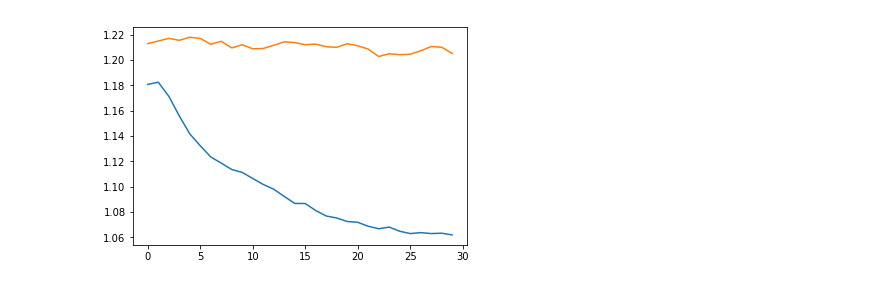
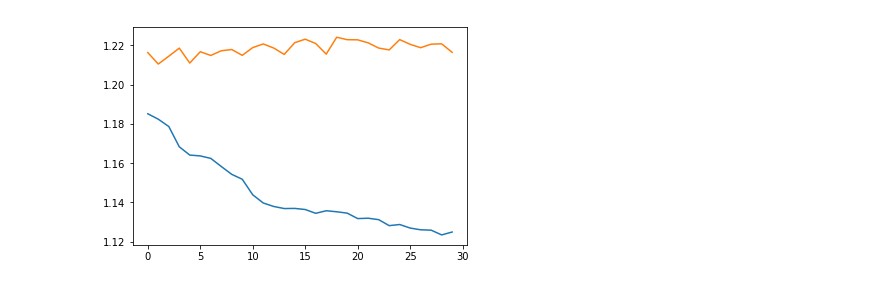
Before and after one commit to RafaelaWu/01.104, a Jupyter notebook: Scripts/rbm_extensions.ipynb, the cells around one changed output. Cells and saved outputs as stored; diff of their text form; code cells hidden in the pictures.

```diff
--- a/Scripts/rbm_extensions.ipynb
+++ b/Scripts/rbm_extensions.ipynb
@@ -194,7 +194,7 @@ def predict(movies, users, W, training,vis_bias,hid_bias, predictType="exp"):
     return [predictMovieForUser(movie, user, W, training,vis_bias,hid_bias, predictType=predictType) for (movie, user) in zip(movies, users)]
 # %%
 def adaptiveLearn(learning_rate_type=['constant','time', 'step', 'exponential'],
-                  lr=gradientLearningRate, k=0.1, epoch=epoch, drop=0.5, epochs_drop=10.0):
+                  lr=0.0001, k=0.1, epoch=None, drop=0.5, epochs_drop=10.0):
 #time-based decay, step decay and exponential decay
     if learning_rate_type == 'constant':
         return lr
@@ -255,7 +250,7 @@ alpha = 0.9
 
 # SET PARAMETERS HERE!!!
 # number of hidden units
-F = 20
+F = 5
 epochs = 30
 gradientLearningRate = 0.0001
 gradientLearningRate_v = 0.001
@@ -264,7 +259,7 @@ _lambda = 1
 minibatch_size = 10
 
 def main_rbm(training=training, validation=validation, trStats=trStats, vlStats=vlStats,
-             K=5, F=20, epochs=30, gradientLearningRate=0.0001,gradientLearningRate_v = 0.001,
+             K=5, F=5, epochs=30, gradientLearningRate=0.0001,gradientLearningRate_v = 0.001,
              gradientLearningRate_h = 0.001, minibatch_size=None, alpha=0.9,
              stopping=False, momentum=False, learning_rate_type='time', learning_rate_k=0.1,
              learning_rate_drop=0.5, learning_rate_epochs_drop=10.0, _lambda = 0.3):
@@ -334,11 +329,17 @@ def main_rbm(training=training, validation=validation, trStats=trStats, vlStats=
             negvisact = sum(negData)
             # we average over the number of users in the batch (if we use mini-batch)
 #             grad = (gradientLearningRate/epoch)*(posprods-negprods)
+            '''
+            Regularization -
+            '''
             grad_w = adaptiveLearn(learning_rate_type=learning_rate_type, k=learning_rate_k, drop=learning_rate_drop,
-                                 epochs_drop=learning_rate_epochs_drop, epoch=epoch)*(posprods-negprods+2*_lambda*W)
+                                 epochs_drop=learning_rate_epochs_drop, epoch=epoch)*(posprods-negprods+2*_lambda*W/np.linalg.norm(W))
     #         mini_batch_grads.append(grad)
 
         #     m = alpha*m+grad
+            '''
+            Ask about the implementation of biases (should we create matrix of biases for hidden and visible layers?)
+            '''
             m_w = alpha*m_w+grad_w
             m_v = alpha*m_v+(gradientLearningRate_v) * (posvisact - negvisact)
             m_h = alpha*m_h+(gradientLearningRate_h) * (poshidact - neghidact)
@@ -539,5 +416,5 @@ Final validation loss = 1.205466
 # %%
-main_rbm(F=15, learning_rate_type='time', learning_rate_k=0.5, stopping=True, momentum=True)
+main_rbm(F=5, learning_rate_type='time', learning_rate_k=0.5, stopping=True, momentum=True)
 # %% [output]
 Training and Predicting with the following hyperparameters:
     K = 5
@@ -559 +436 @@ Validation loss = 1.205228
-[figure, old version]
+[figure, new version]
```
Also changed, not shown: parts of 9 cells of this notebook.
